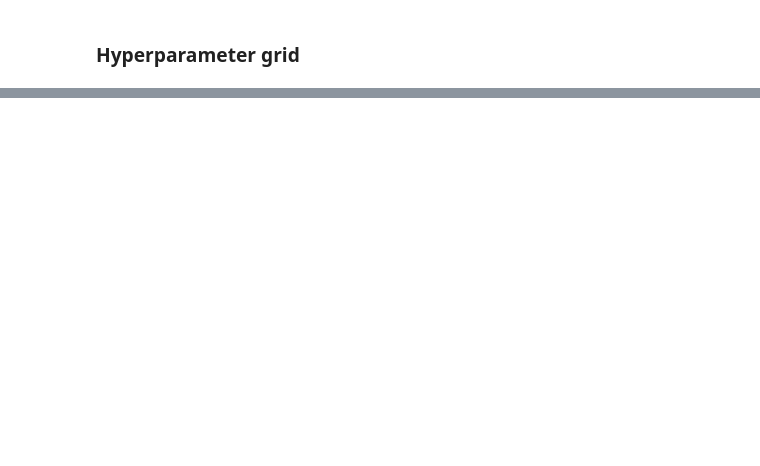
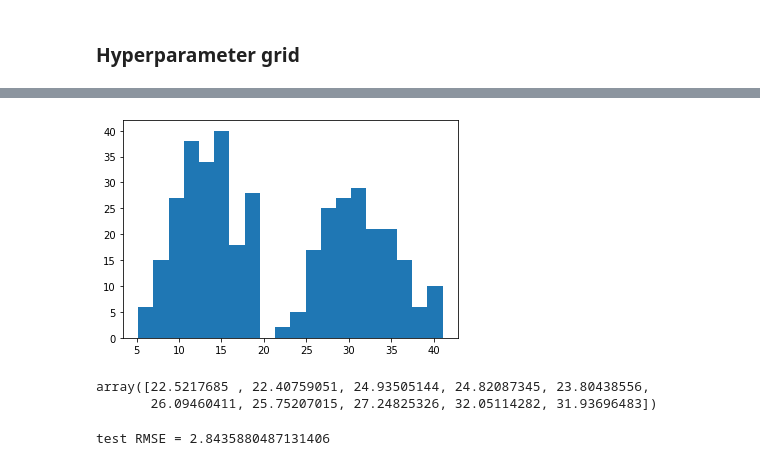
Before and after one commit to jihoonkim888/CM50268-Hamiltonian-Monte-Carlo, a Jupyter notebook: task2.ipynb, the cells around one changed output, grey strips where cells are left out. Cells and saved outputs as stored; diff of their text form; code cells hidden in the pictures; blank space fills up the shorter version.

```diff
--- a/task2.ipynb
+++ b/task2.ipynb
@@ -173,0 +220,3 @@ array([[ 0.,  0.,  0., ...,  0.,  0.,  0.],
+# %%
+def get_w(X, y, sigma_n_2, sigma_w_2):
+    return np.linalg.inv(X.T@X + sigma_n_2*(1/sigma_w_2)*np.eye(X.shape[1]))@X.T@y
@@ -173,0 +229,19 @@ array([[ 0.,  0.,  0., ...,  0.,  0.,  0.],
+# %%
+y_intercept = y_train.mean()
+# %%
+y_test_pred = X_test@w + y_intercept
+# %%
+plt.hist(y_test_pred, bins=20)
+plt.show()
+# %% [output]
+[figure, added]
+# %%
+y_test_pred[:10]
+# %% [output]
+array([22.5217685 , 22.40759051, 24.93505144, 24.82087345, 23.80438556,
+       26.09460411, 25.75207015, 27.24825326, 32.05114282, 31.93696483])
+# %%
+rmse_test = mean_squared_error(y_test, y_test_pred, squared=False)
+print("test RMSE =", rmse_test)
+# %% [output]
+test RMSE = 2.8435880487131406
```
Also changed, not shown: parts of 31 cells of this notebook.
